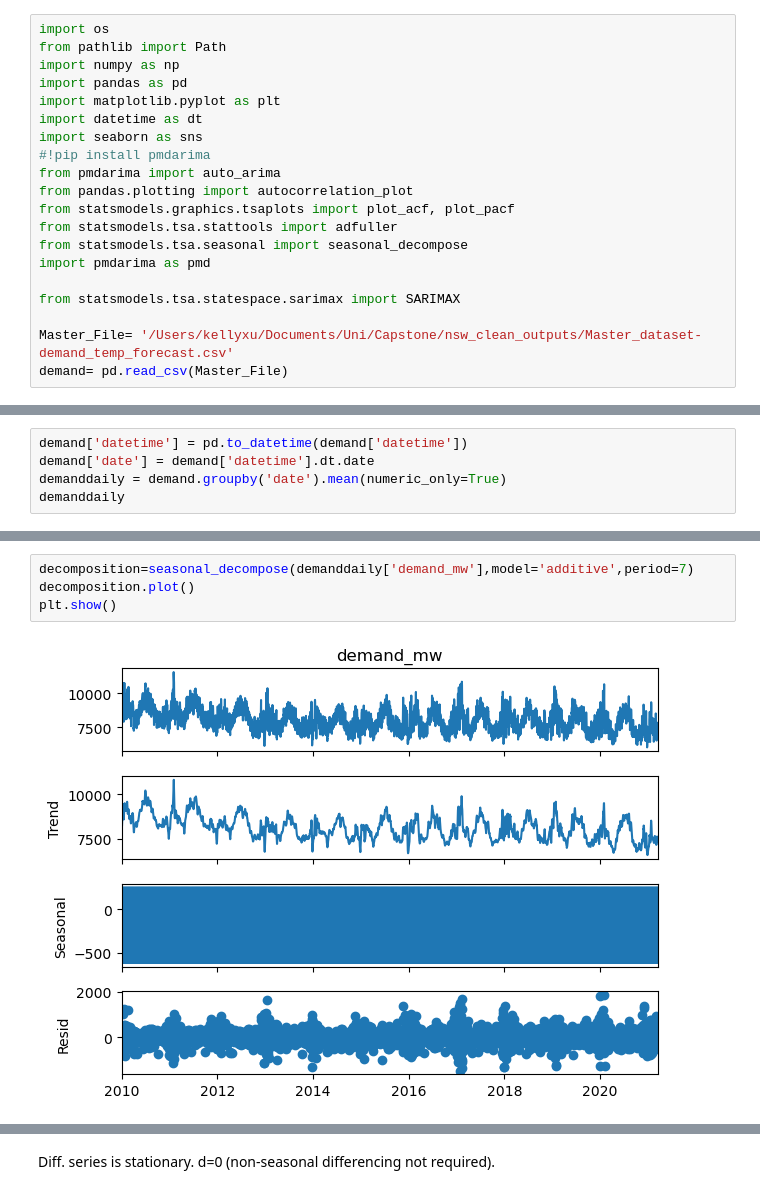
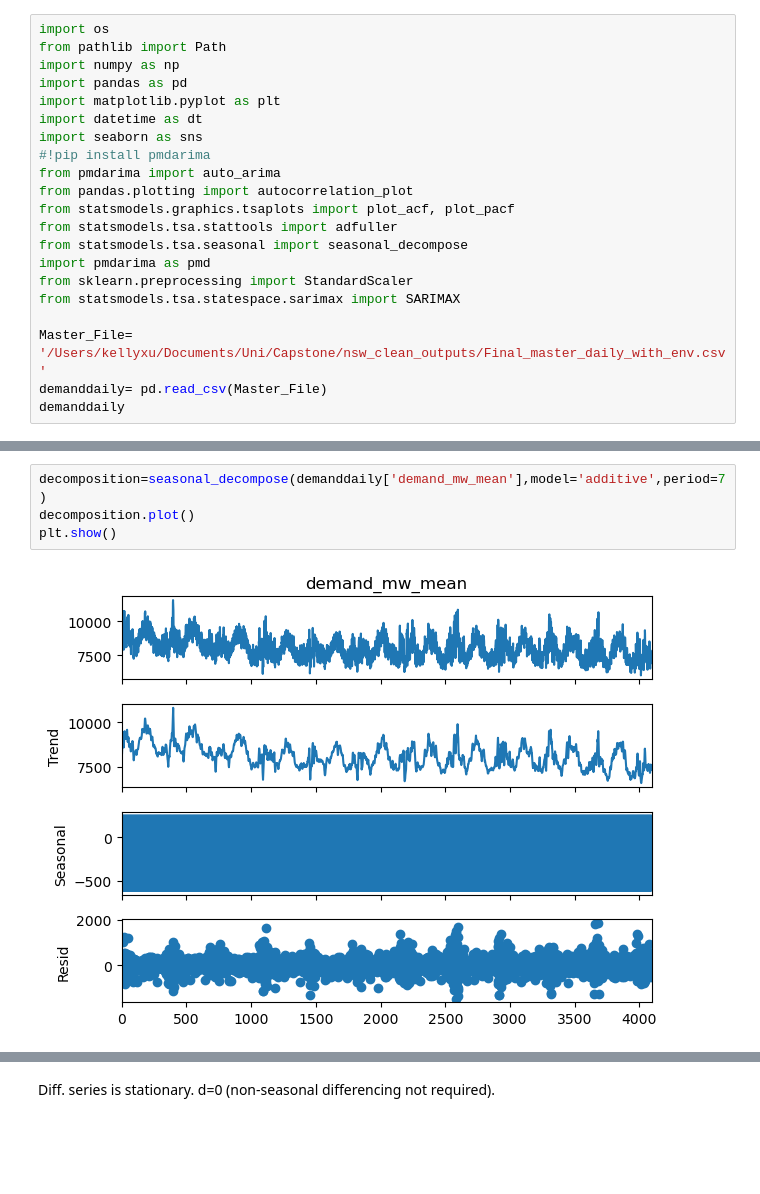
Before and after one commit to frozen-reprise/2025H5_GroupE, a Jupyter notebook: Capstone_ARIMAs.ipynb, the cells around one changed output, grey strips where cells are left out. Saved outputs shown, nothing was run; the diff lists cells and outputs as text; blank space fills up the shorter version.

```diff
--- a/Capstone_ARIMAs.ipynb
+++ b/Capstone_ARIMAs.ipynb
@@ -13,8 +13,9 @@ from statsmodels.graphics.tsaplots import plot_acf, plot_pacf
 from statsmodels.tsa.stattools import adfuller
 from statsmodels.tsa.seasonal import seasonal_decompose
 import pmdarima as pmd
-
+from sklearn.preprocessing import StandardScaler
 from statsmodels.tsa.statespace.sarimax import SARIMAX
 
-Master_File= '/Users/kellyxu/Documents/Uni/Capstone/nsw_clean_outputs/Master_dataset-demand_temp_forecast.csv'
-demand= pd.read_csv(Master_File)
+Master_File= '/Users/kellyxu/Documents/Uni/Capstone/nsw_clean_outputs/Final_master_daily_with_env.csv'
+demanddaily= pd.read_csv(Master_File)
+demanddaily
@@ -21,5 +35,0 @@ demand= pd.read_csv(Master_File)
-# %%
-demand['datetime'] = pd.to_datetime(demand['datetime'])
-demand['date'] = demand['datetime'].dt.date
-demanddaily = demand.groupby('date').mean(numeric_only=True)
-demanddaily
@@ -67,7 +62,7 @@ plt.show()
 # %%
-decomposition=seasonal_decompose(demanddaily['demand_mw'],model='additive',period=7)
+decomposition=seasonal_decompose(demanddaily['demand_mw_mean'],model='additive',period=7)
 decomposition.plot()
 plt.show()
 # %% [output]
-[figure, old version]
+[figure, new version]
 # %%
```
Also changed, not shown: parts of 17 cells of this notebook.
